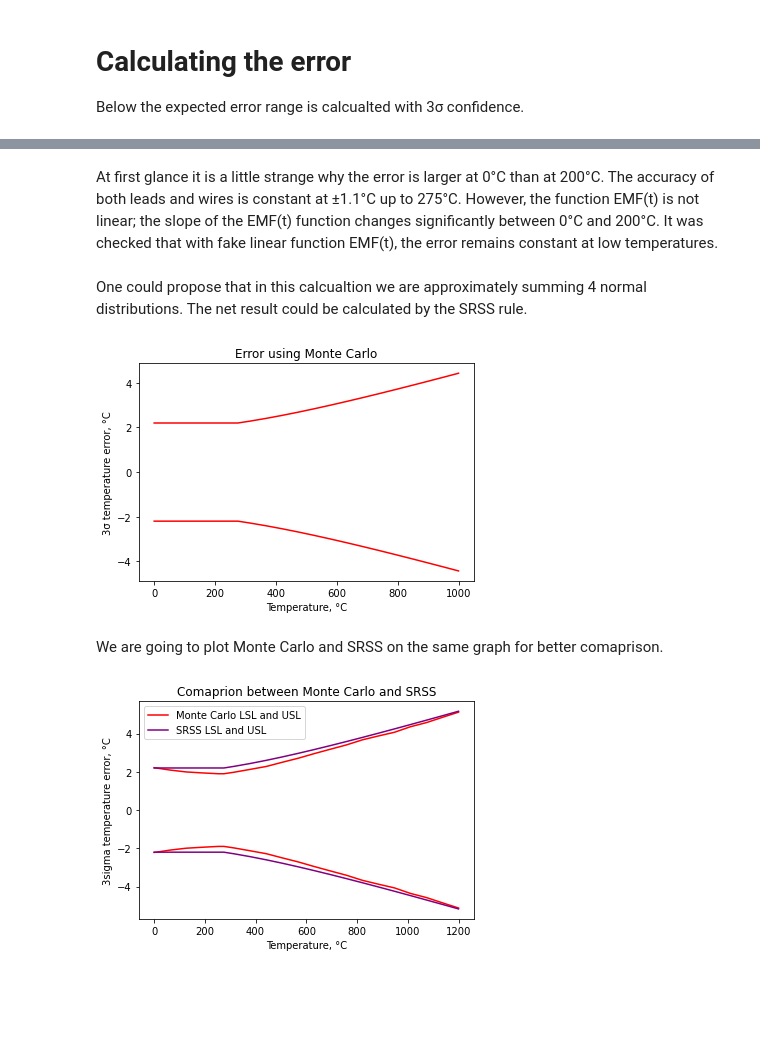
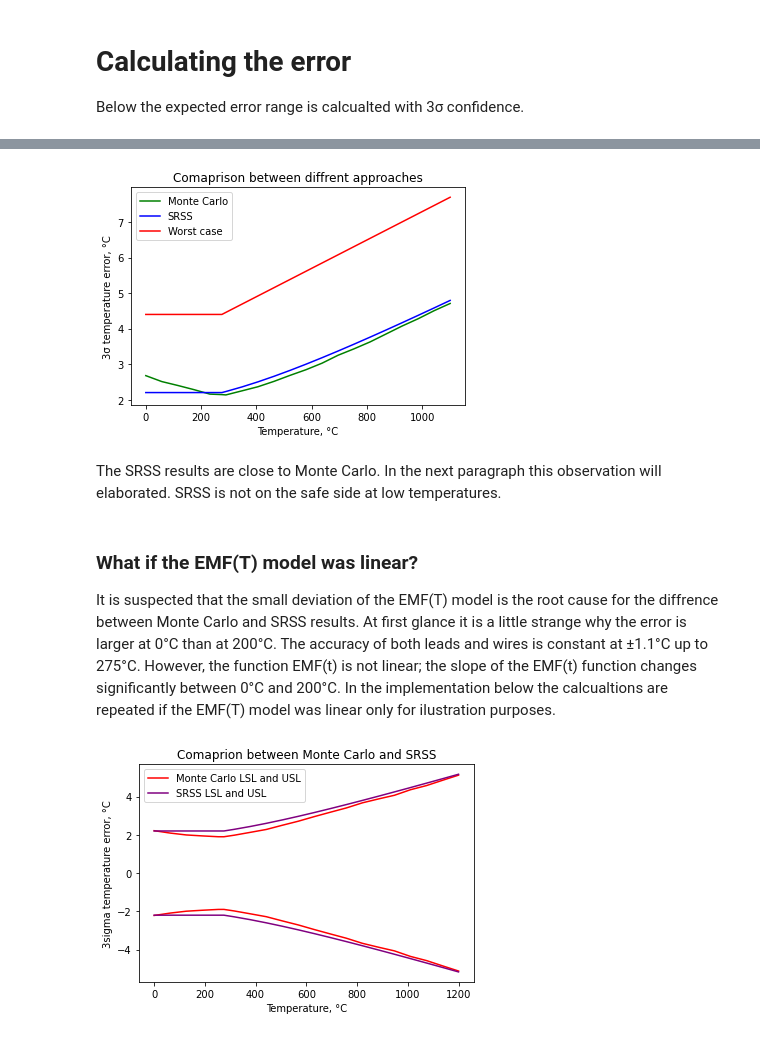
Before and after one commit to Chehlarov/Math-for-devs, a Jupyter notebook: 99 - TC project/N-type thermocouple accuracy calculation using Monte Carlo.ipynb, the cells around one changed output, grey strips where cells are left out. Saved outputs shown, nothing was run; the diff lists cells and outputs as text; code cells hidden in the pictures; blank space fills up the shorter version.

```diff
--- a/99 - TC project/N-type thermocouple accuracy calculation using Monte Carlo.ipynb
+++ b/99 - TC project/N-type thermocouple accuracy calculation using Monte Carlo.ipynb
@@ -292,21 +336,36 @@ error_in_temperature_range(0, 1100, range_of_error_monte_carlo)
+# %%
+plt.title("Comaprison between diffrent approaches")
+plt.xlabel("Temperature, °C")
+plt.ylabel("3σ temperature error, °C")
+
+plot_x = envelop_data[0]
+
+#Monte Carlo
+plt.plot(plot_x, envelop_data[1], c = "green", label="Monte Carlo")
+
+#SRSS
+srss_accuracy = 3*np.sqrt((np.vectorize(leads_accuracy)(plot_x) / 3)**2 + (leads_accuracy(0) / 3)**2 + \
+                        (wires_accuracy(0) / 3)**2 + (wires_accuracy(0) / 3)**2)
+plt.plot(plot_x, srss_accuracy, c = "blue", label="SRSS")
+
+#Worst case
+worst_case_accuracy = 3*((np.vectorize(leads_accuracy)(plot_x) / 3) + \
+                        (leads_accuracy(0) / 3) + \
+                        (wires_accuracy(0) / 3) + \
+                        (wires_accuracy(0) / 3))
+plt.plot(plot_x, worst_case_accuracy, c = "red", label="Worst case")
+
+plt.legend()
+plt.show()
+# %% [output]
+[figure, added]
+# %% [markdown]
+The SRSS results are close to Monte Carlo. In the next paragraph this observation will elaborated. SRSS is not on the safe side at low temperatures.
 # %% [markdown]
-At first glance it is a little strange why the error is larger at 0°C than at 200°C. The accuracy of both leads and wires is constant at ±1.1°C up to 275°C. However, the function EMF(t) is not linear; the slope of the EMF(t) function changes significantly between 0°C and 200°C. It was checked that with fake linear function EMF(t), the error remains constant at low temperatures.
+### What if the EMF(T) model was linear?
+It is suspected that the small deviation of the EMF(T) model is the root cause for the diffrence between Monte Carlo and SRSS results.
+At first glance it is a little strange why the error is larger at 0°C than at 200°C. The accuracy of both leads and wires is constant at ±1.1°C up to 275°C. However, the function EMF(t) is not linear; the slope of the EMF(t) function changes significantly between 0°C and 200°C.
+In the implementation below the calcualtions are repeated if the EMF(T) model was linear only for ilustration purposes.
-# %% [markdown]
-One could propose that in this calcualtion we are approximately summing 4 normal distributions. The net result could be calculated by the SRSS rule.
-# %%
-def range_of_error_srss(t, t_cold_junction = 20):
-    trh = np.minimum(0.3*t, 260)
-    net_stdev = np.sqrt((leads_accuracy(t) / 3)**2 + \
-                        (leads_accuracy(trh) / 3)**2 + \
-                        (wires_accuracy(trh) / 3)**2 + \
-                        (wires_accuracy(t_cold_junction) / 3)**2)
-    return 0, net_stdev
-
-error_in_temperature_range(0, 1000, range_of_error_srss)
-# %% [output]
-[figure, removed]
-# %% [markdown]
-We are going to plot Monte Carlo and SRSS on the same graph for better comaprison.
 # %%
 def plot_monte_carlo_and_srss(t_min, t_max):
     x = np.linspace(t_min, t_max, 20)
```
Also changed, not shown: parts of 13 cells of this notebook.
